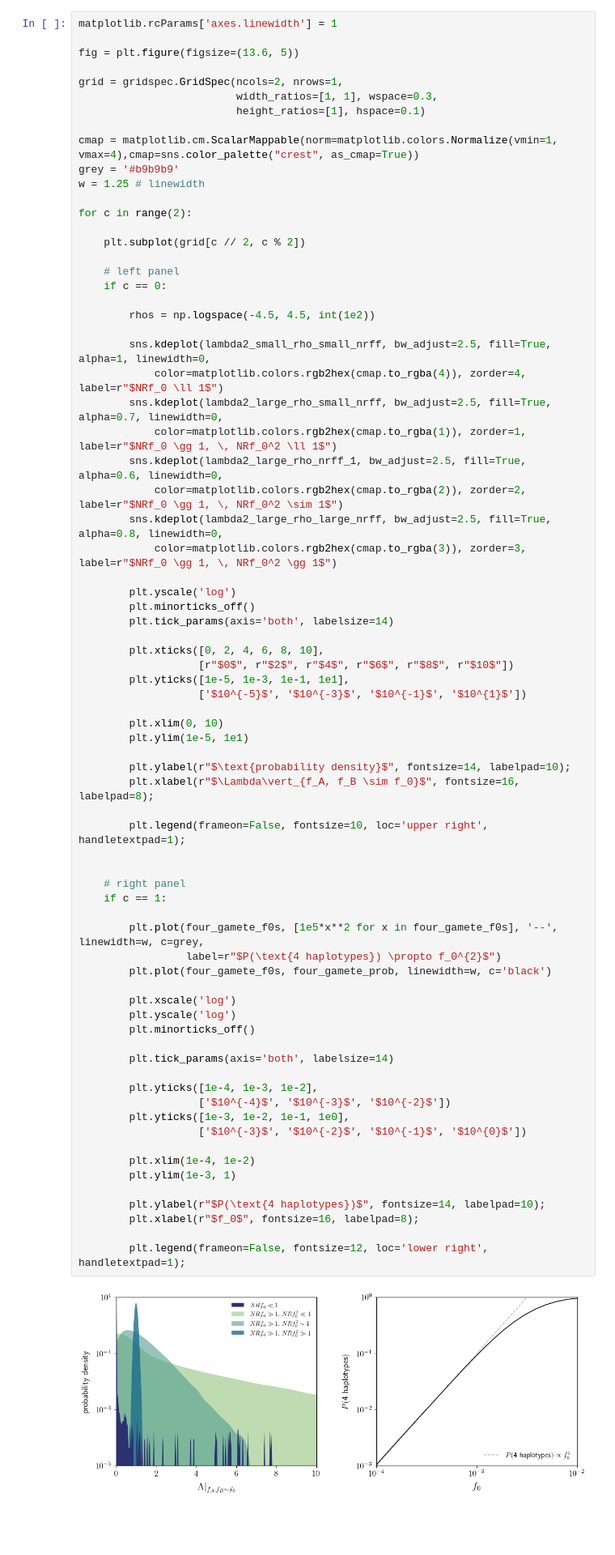
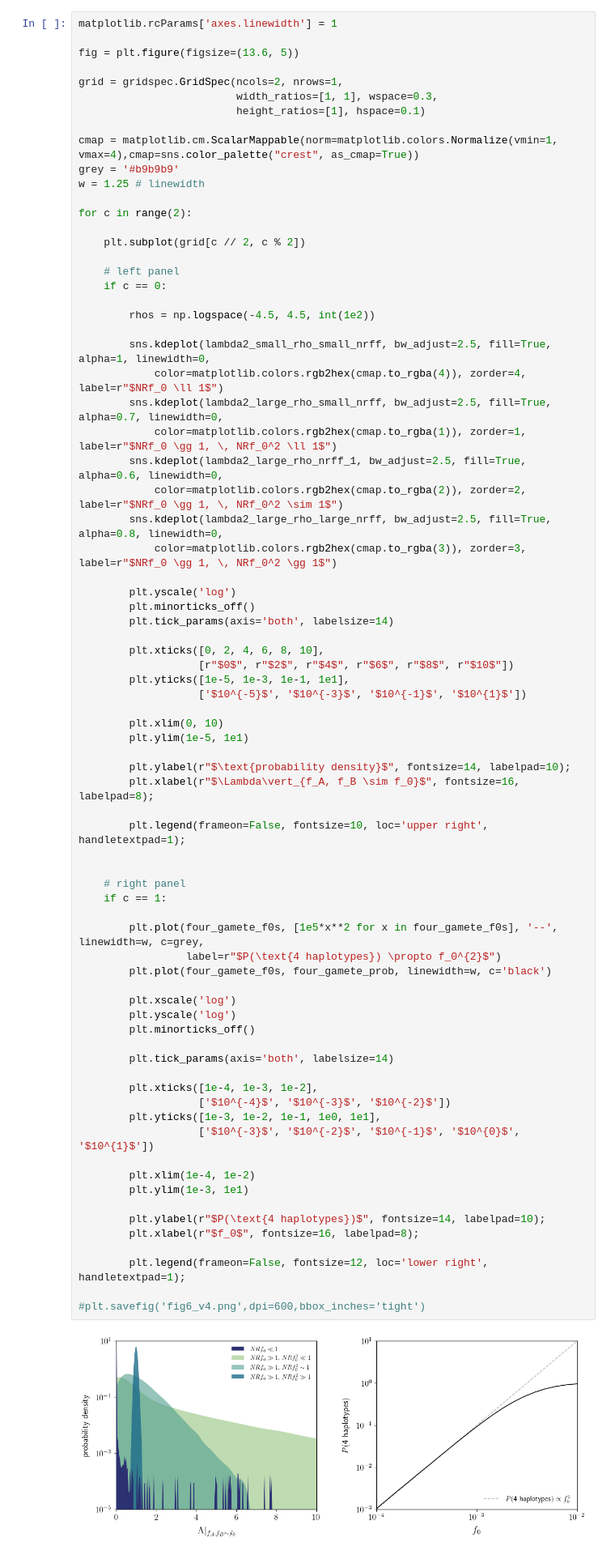
Before and after one commit to alyulina/linkage-equilibrium, a Jupyter notebook: figures/fig6.ipynb, the cells around one changed output. Shown at 81% size. Saved outputs shown, nothing was run; the diff lists cells and outputs as text; blank space fills up the shorter version.

Commit message:
Added the 4 gamete plot to the data panel

```diff
--- a/figures/fig6.ipynb
+++ b/figures/fig6.ipynb
@@ -142,35 +142,37 @@ for c in range(2):
         plt.ylim(1e-5, 1e1)
 
         plt.ylabel(r"$\text{probability density}$", fontsize=14, labelpad=10);
         plt.xlabel(r"$\Lambda\vert_{f_A, f_B \sim f_0}$", fontsize=16, labelpad=8);
 
         plt.legend(frameon=False, fontsize=10, loc='upper right', handletextpad=1);
 
 
     # right panel
     if c == 1:
 
         plt.plot(four_gamete_f0s, [1e5*x**2 for x in four_gamete_f0s], '--', linewidth=w, c=grey,
                  label=r"$P(\text{4 haplotypes}) \propto f_0^{2}$")
         plt.plot(four_gamete_f0s, four_gamete_prob, linewidth=w, c='black')
 
         plt.xscale('log')
         plt.yscale('log')
         plt.minorticks_off()
 
         plt.tick_params(axis='both', labelsize=14)
 
-        plt.yticks([1e-4, 1e-3, 1e-2],
+        plt.xticks([1e-4, 1e-3, 1e-2],
                    ['$10^{-4}$', '$10^{-3}$', '$10^{-2}$'])
-        plt.yticks([1e-3, 1e-2, 1e-1, 1e0],
-                   ['$10^{-3}$', '$10^{-2}$', '$10^{-1}$', '$10^{0}$'])
+        plt.yticks([1e-3, 1e-2, 1e-1, 1e0, 1e1],
+                   ['$10^{-3}$', '$10^{-2}$', '$10^{-1}$', '$10^{0}$', '$10^{1}$'])
 
         plt.xlim(1e-4, 1e-2)
-        plt.ylim(1e-3, 1)
+        plt.ylim(1e-3, 1e1)
 
         plt.ylabel(r"$P(\text{4 haplotypes})$", fontsize=14, labelpad=10);
         plt.xlabel(r"$f_0$", fontsize=16, labelpad=8);
 
         plt.legend(frameon=False, fontsize=12, loc='lower right', handletextpad=1);
+
+#plt.savefig('fig6_v4.png',dpi=600,bbox_inches='tight')
 # %% [output]
-[figure, old version]
+[figure, new version]
```
Also changed, not shown: parts of 1 cell of this notebook, 1 other file.
